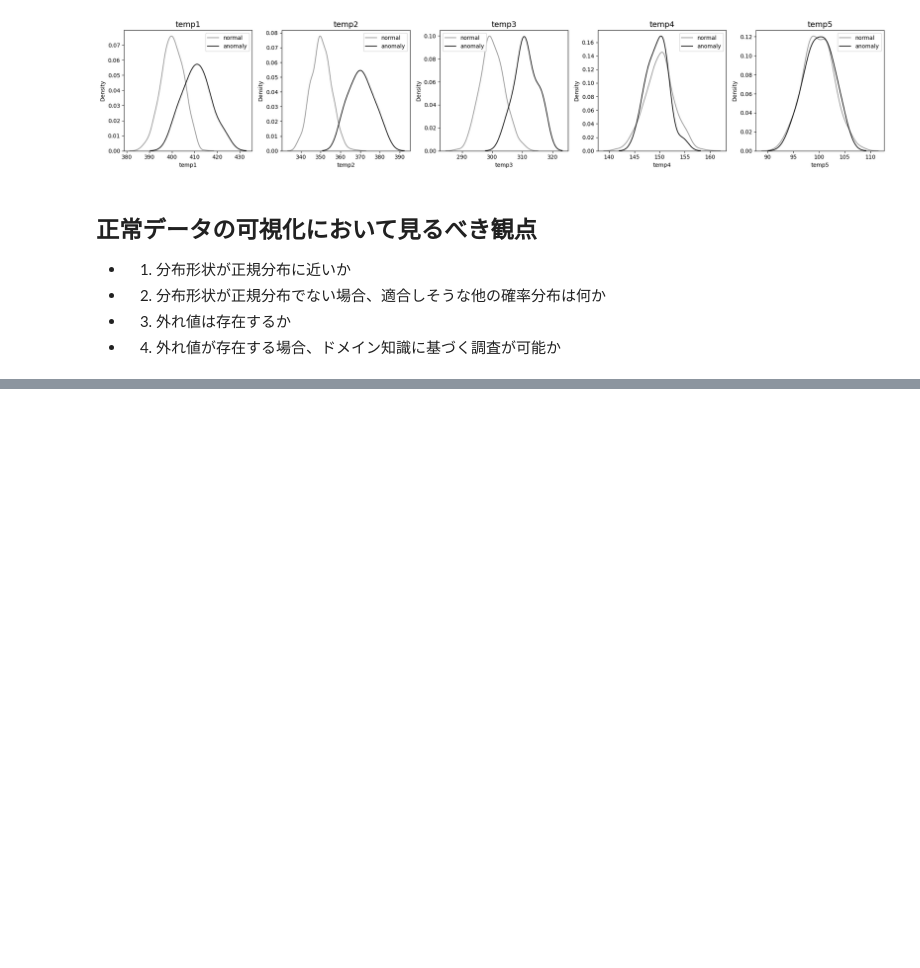
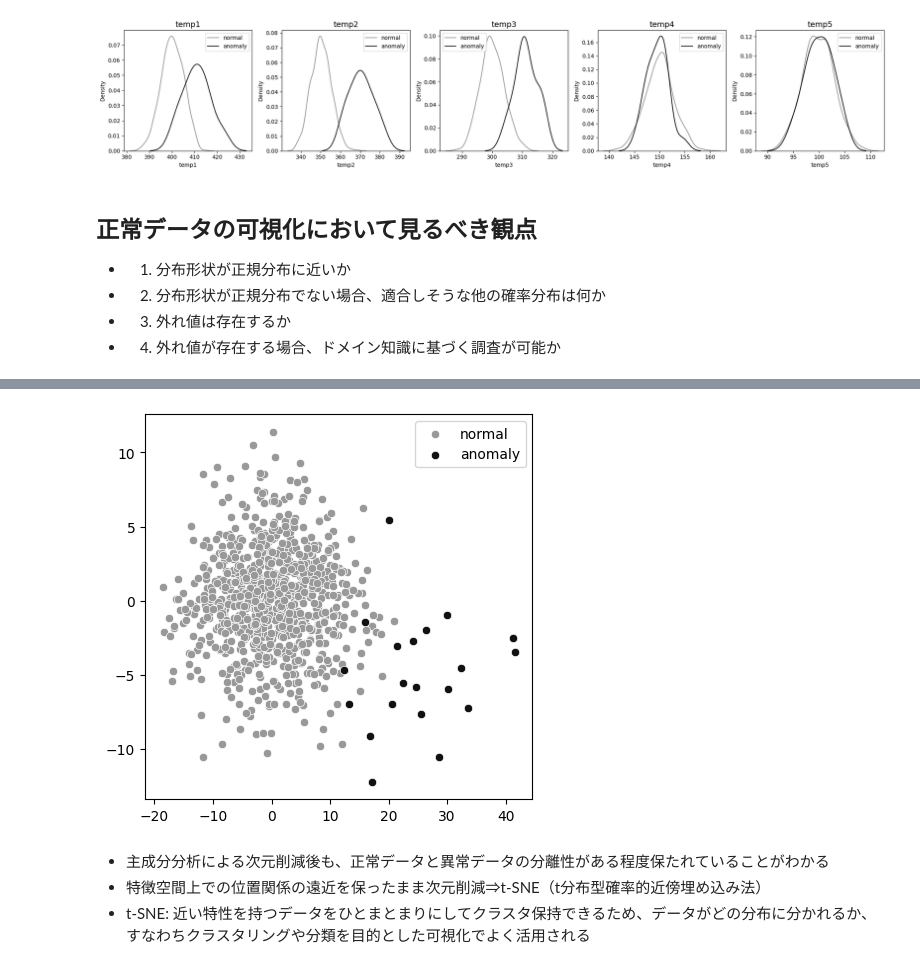
Before and after one commit to SY-256/anomaly_detection, a Jupyter notebook: notebook/chapter2_1.ipynb, the cells around one changed output, grey strips where cells are left out. Cells and saved outputs as stored; diff of their text form; code cells hidden in the pictures; blank space fills up the shorter version.

```diff
--- a/notebook/chapter2_1.ipynb
+++ b/notebook/chapter2_1.ipynb
@@ -290,0 +379,35 @@ plt.show()
+# %%
+# 主成分分析で次元削減したデータの散布図による描画
+from sklearn.decomposition import PCA
+
+# リストワイズ削除で欠損値除外
+df_dropna = df.dropna()
+# 正常データと異常データに分離し、"label"列を削除
+df_normal_dropna = df_dropna[df_dropna["label"] == "normal"].drop("label", axis=1)
+df_anomaly_dropna = df_dropna[df_dropna["label"] == "anomaly"].drop("label", axis=1)
+
+# データをnumpy.ndarrayに変換
+X_normal = df_normal_dropna.to_numpy()
+X_anomaly = df_anomaly_dropna.to_numpy()
+# 正常データから第2主成分までを学習
+pca = PCA(n_components=2)
+pca.fit(X_normal)
+# 正常データと異常データをそれぞれ主成分分析で2次元に次元削減
+X_normal_2d = pca.transform(X_normal)
+X_anomaly_2d = pca.transform(X_anomaly)
+
+# 描画用のFigureとAxesを生成
+fig, ax = plt.subplots(nrows=1, ncols=1, figsize=(5, 5))
+# 次元削減した正常データを散布図で描画
+sns.scatterplot(x=X_normal_2d[:,0], y=X_normal_2d[:,1],
+                color="#999999", ax=ax, label="normal")
+sns.scatterplot(x=X_anomaly_2d[:,0], y=X_anomaly_2d[:,1],
+                color="#111111", ax=ax, label="anomaly")
+ax.legend()
+plt.show()
+# %% [output]
+[figure, added]
+# %% [markdown]
+- 主成分分析による次元削減後も、正常データと異常データの分離性がある程度保たれていることがわかる
+- 特徴空間上での位置関係の遠近を保ったまま次元削減⇒t-SNE（t分布型確率的近傍埋め込み法）
+- t-SNE: 近い特性を持つデータをひとまとまりにしてクラスタ保持できるため、データがどの分布に分かれるか、すなわちクラスタリングや分類を目的とした可視化でよく活用される
```
Also changed, not shown: parts of 7 cells of this notebook.
